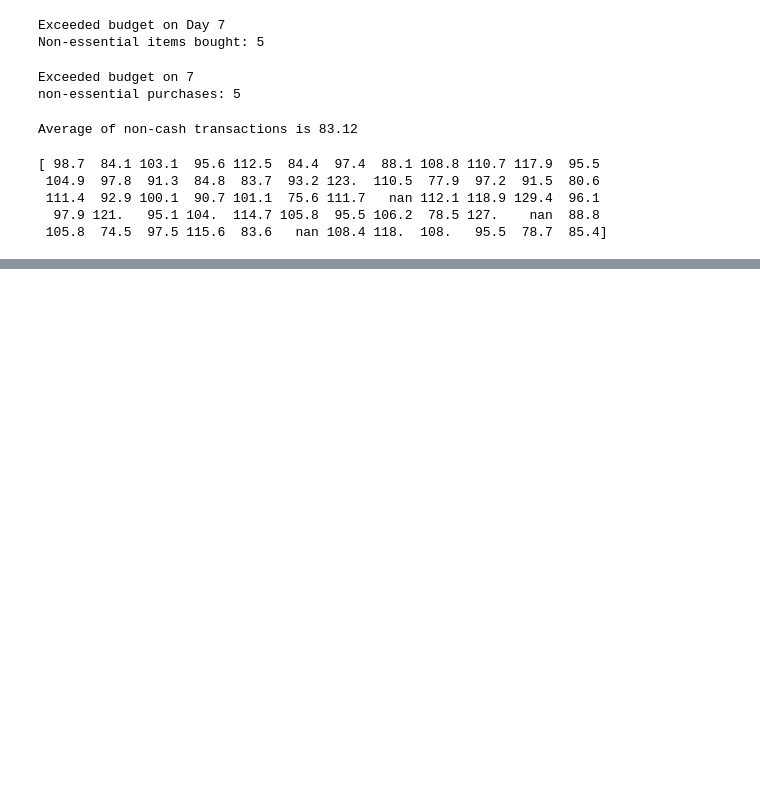
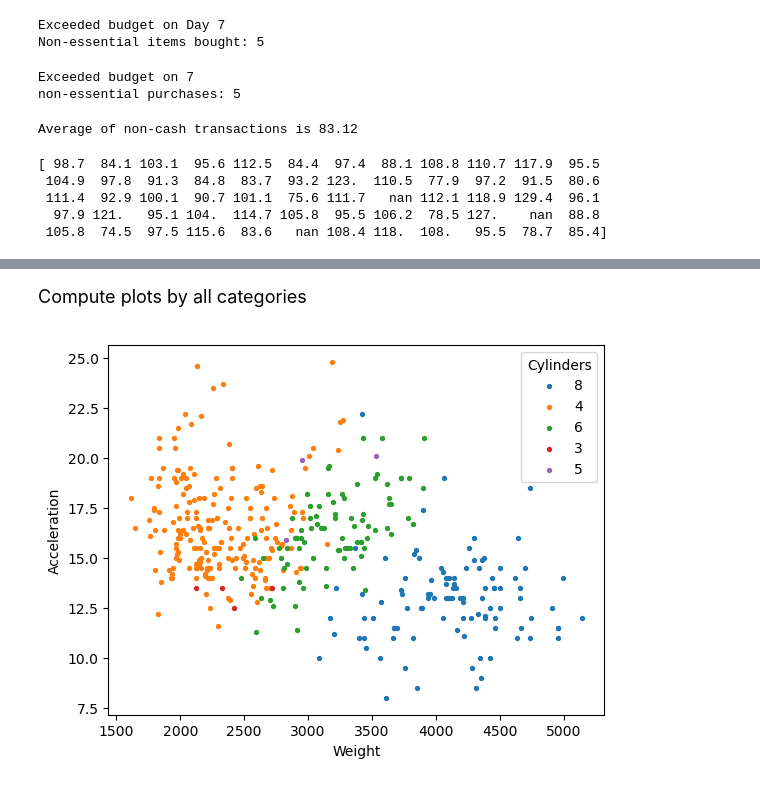
Before and after one commit to michelle1002/datasci151spring2026, a Jupyter notebook: MasterDoc/MasterDocument.ipynb, the cells around one changed output, grey strips where cells are left out. Drawn from its saved outputs; the diff is of its cells as text; code cells hidden in the pictures; blank space fills up the shorter version.

```diff
--- a/MasterDoc/MasterDocument.ipynb
+++ b/MasterDoc/MasterDocument.ipynb
@@ -2980,0 +2975,20 @@ print(reading_array)
+# %% [markdown]
+<font size = "4">
+
+Compute plots by all categories
+# %%
+
+array_unique_cylinders = pd.unique(carfeatures["cylinders"])
+
+for category in array_unique_cylinders: # [8,4,6,5]
+    df   = carfeatures.query("cylinders == @category")
+    plt.scatter(x = df["weight"], y = df["acceleration"], s = 8)
+
+
+plt.xlabel("Weight")
+plt.ylabel("Acceleration")
+plt.legend(labels = array_unique_cylinders,
+           title  = "Cylinders")
+plt.show()
+# %% [output]
+[figure, added]
```
Also changed, not shown: parts of 21 cells of this notebook, 2 other files.
